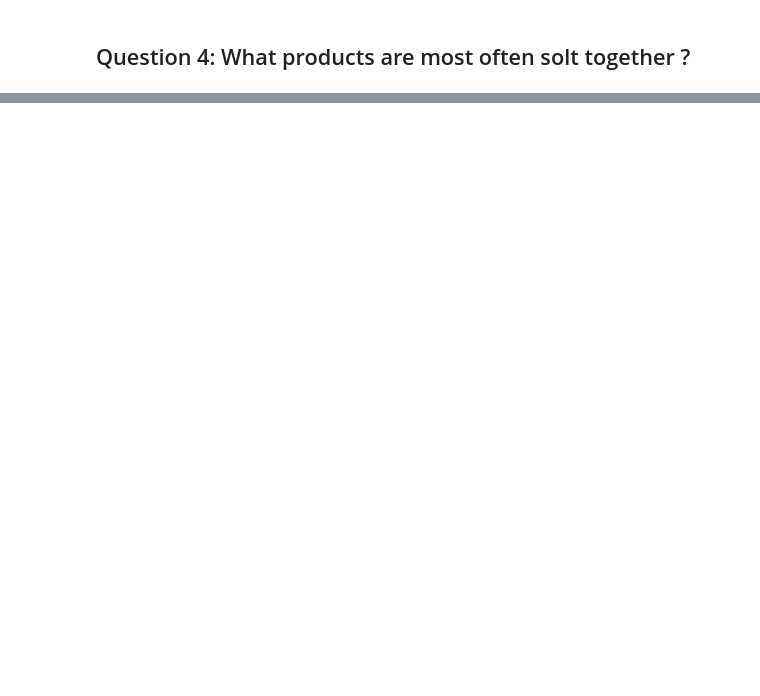
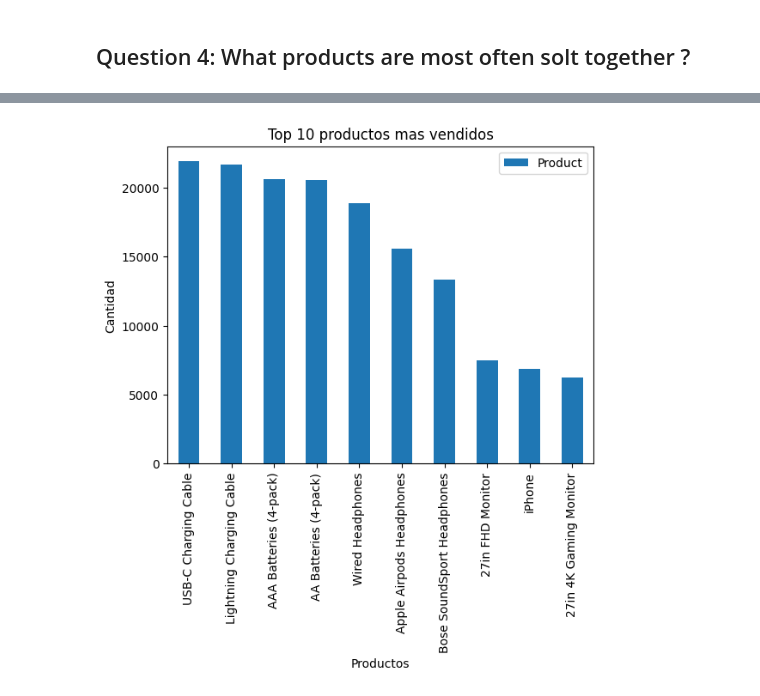
Before and after one commit to sfherreras/Data_Science_Training, a Jupyter notebook: Code/Analysis.ipynb, the cells around one changed output, grey strips where cells are left out. Saved outputs shown, nothing was run; the diff lists cells and outputs as text; code cells hidden in the pictures; blank space fills up the shorter version.

```diff
--- a/Code/Analysis.ipynb
+++ b/Code/Analysis.ipynb
@@ -273,0 +330,3 @@ products.head()
+# %%
+top_products = products_df['Product'].value_counts().head(10).to_frame()
+top_products.head(10)
@@ -273,0 +345,8 @@ products.head()
+# %%
+top_products.plot.bar()
+plt.xlabel("Productos")
+plt.ylabel("Cantidad")
+plt.title('Top 10 productos mas vendidos')
+plt.show()
+# %% [output]
+[figure, added]
```
Also changed, not shown: parts of 10 cells of this notebook.
